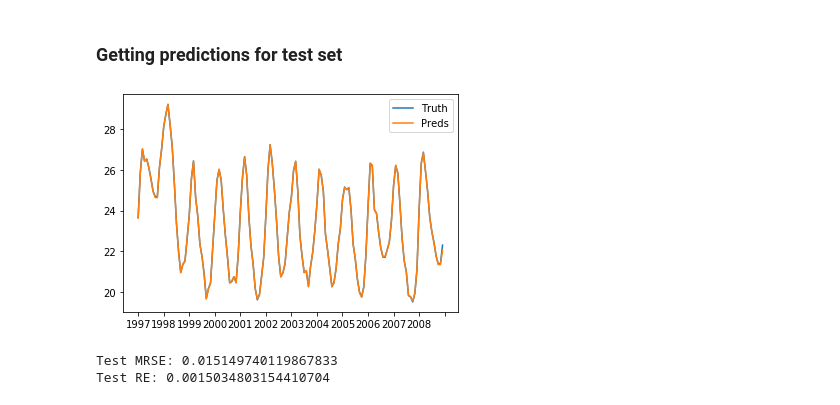
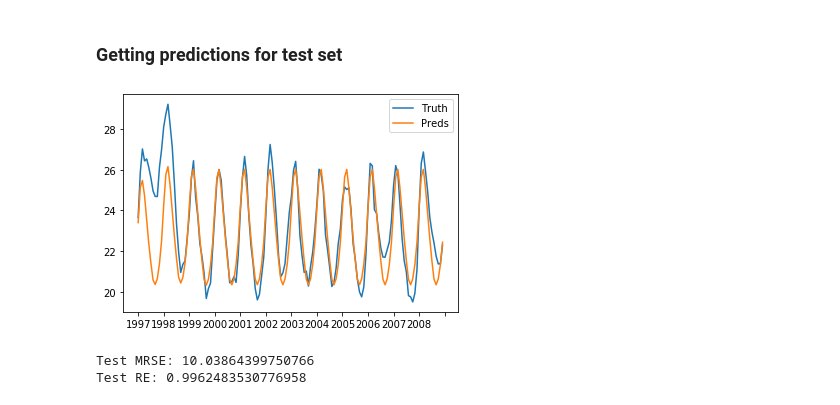
Before and after one commit to radsn23/ptsa2019project, a Jupyter notebook: ar_nino12.ipynb, the cells around one changed output. Cells and saved outputs as stored; diff of their text form; code cells hidden in the pictures.

```diff
--- a/ar_nino12.ipynb
+++ b/ar_nino12.ipynb
@@ -185,0 +193,7 @@ No of years in testing: 12
+# %%
+means = np.zeros(12)
+for key,value in filtered_data.items():
+    if int(key) in training_years:
+        means += np.array(value)
+means /= len(training_years)
+print(means)
@@ -186,4 +225,4 @@ No of years in testing: 12
 # %%
-training_data = get_data(filtered_data,training_years)
-training_means = get_data(mean_data_dict,training_years)
+training_data = get_data(filtered_data,training_years,subtract_mean=True,means=means)
+training_anomalies = get_data(anomaly_data_dict,training_years)
 # %%
@@ -221,9 +258,9 @@ plt.show()
 # %% [markdown]
 ### Fitting AR model
 # %%
-p=6
+p=12
 # %%
-formatted_training_data = pd.Series(data=training_data-training_means,index=pd.Index(sm.tsa.datetools.dates_from_range(f'{training_years[0]}m1', length=len(training_data))))
+formatted_training_data = pd.Series(data=training_data,index=pd.Index(sm.tsa.datetools.dates_from_range(f'{training_years[0]}m1', length=len(training_data))))
 # %%
 arma_mod = sm.tsa.ARMA(formatted_training_data, (p,0)).fit(disp=False)
 print(arma_mod.params)
@@ -245,15 +288,15 @@ test_means = get_data(mean_data_dict,testing_years)
 # %%
 plt.plot(test_data,label='Truth')
-plt.plot(predictions.values+test_means,label='Preds')
+plt.plot(predictions.values+np.tile(means, len(testing_years)),label='Preds')
 plt.xticks(range(0,len(test_data)+1,12),labels=testing_years)
 plt.legend()
 plt.show()
 # %% [output]
-[figure, old version]
+[figure, new version]
 # %%
-test_mrse = mrse(test_data,predictions.values+test_means)
-test_re = re(test_data,predictions.values+test_means)
+test_mrse = mrse(test_data,predictions.values+test_anomalies)
+test_re = re(test_data,predictions.values+test_anomalies)
 print(f'Test MRSE: {test_mrse}\nTest RE: {test_re}')
 # %% [output]
-Test MRSE: 0.015149740119867833
-Test RE: 0.0015034803154410704
+Test MRSE: 10.03864399750766
+Test RE: 0.9962483530776958
```
Also changed, not shown: parts of 23 cells of this notebook, 2 other files.
